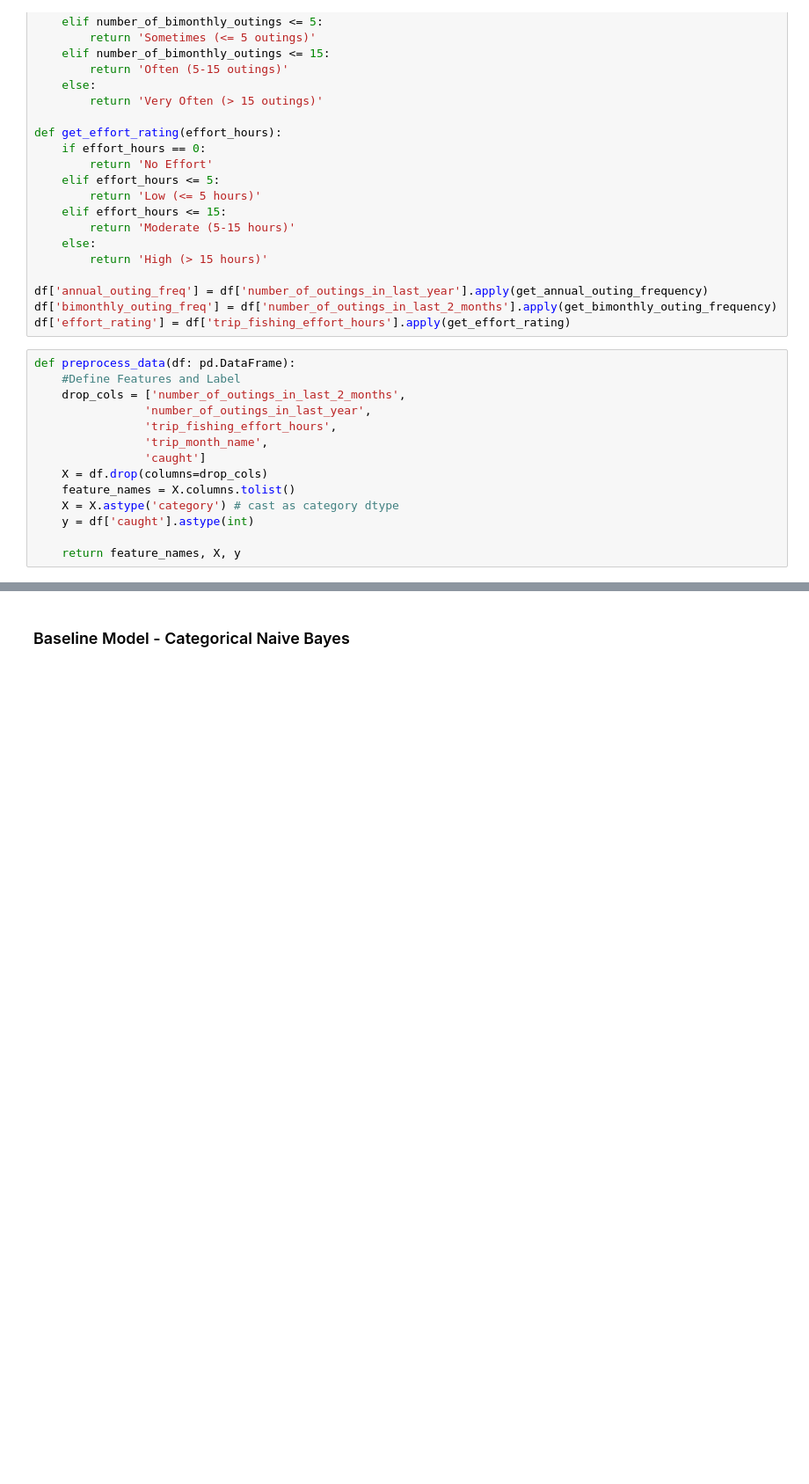
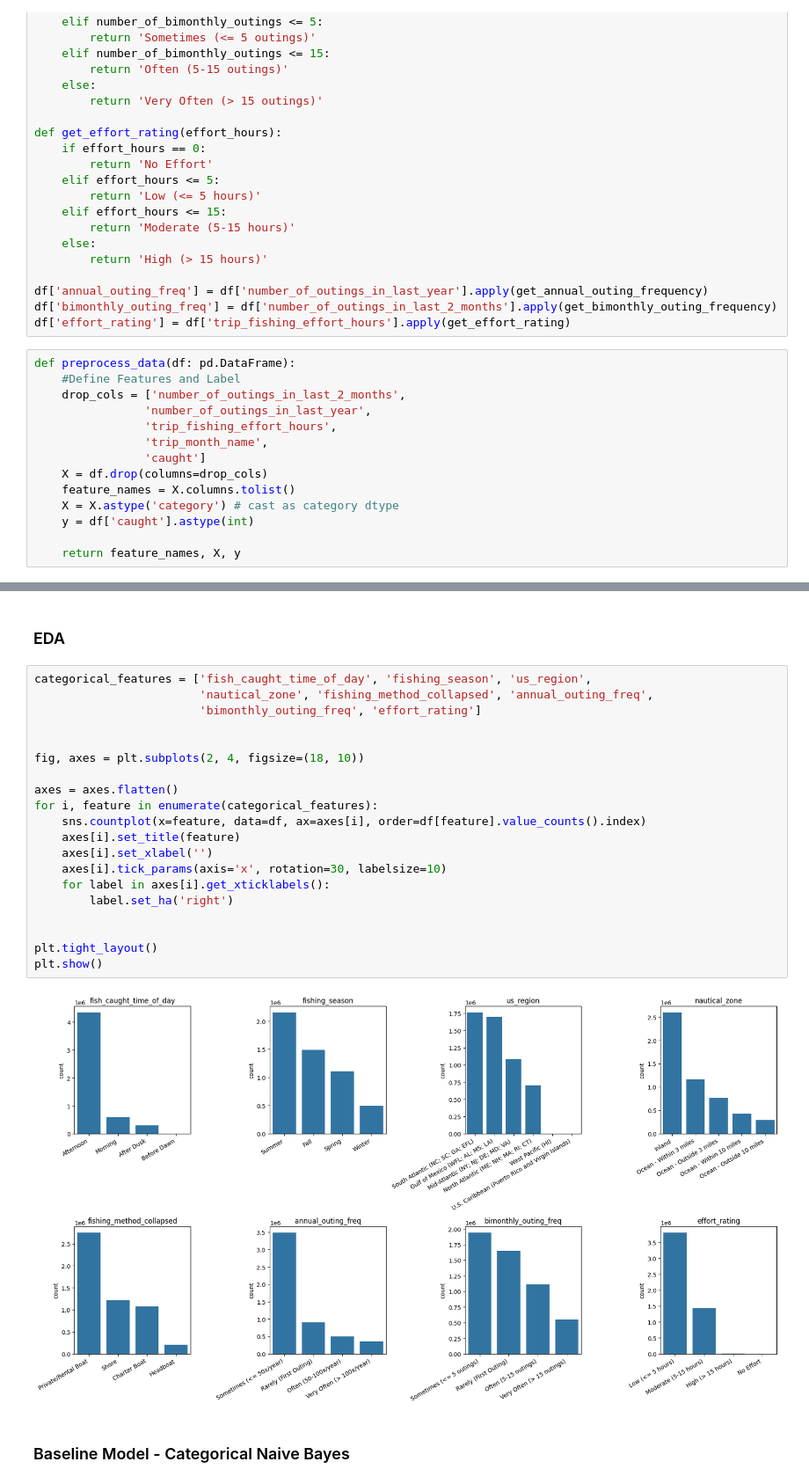
Before and after one commit to lopezj1/noaa_eda, a Jupyter notebook: ml/ml_training.ipynb, the cells around one changed output, grey strips where cells are left out. Shown at 88% size. Drawn from its saved outputs; the diff is of its cells as text; blank space fills up the shorter version.

Commit message:
added visualization exploratory data analysis

```diff
--- a/ml/ml_training.ipynb
+++ b/ml/ml_training.ipynb
@@ -128,6 +129,30 @@ def plot_learning_curve(model, X, y, cv=3):
     plt.show()
 
     return
+# %% [markdown]
+### EDA
+# %%
+categorical_features = ['fish_caught_time_of_day', 'fishing_season', 'us_region',
+                        'nautical_zone', 'fishing_method_collapsed', 'annual_outing_freq',
+                        'bimonthly_outing_freq', 'effort_rating']
+
+
+fig, axes = plt.subplots(2, 4, figsize=(18, 10))
+
+axes = axes.flatten()
+for i, feature in enumerate(categorical_features):
+    sns.countplot(x=feature, data=df, ax=axes[i], order=df[feature].value_counts().index)
+    axes[i].set_title(feature)
+    axes[i].set_xlabel('')
+    axes[i].tick_params(axis='x', rotation=30, labelsize=10)
+    for label in axes[i].get_xticklabels():
+        label.set_ha('right')
+
+
+plt.tight_layout()
+plt.show()
+# %% [output]
+[figure, added]
 # %% [markdown]
 ### Baseline Model - Categorical Naive Bayes
 # %%
```
Also changed, not shown: parts of 12 cells of this notebook.
